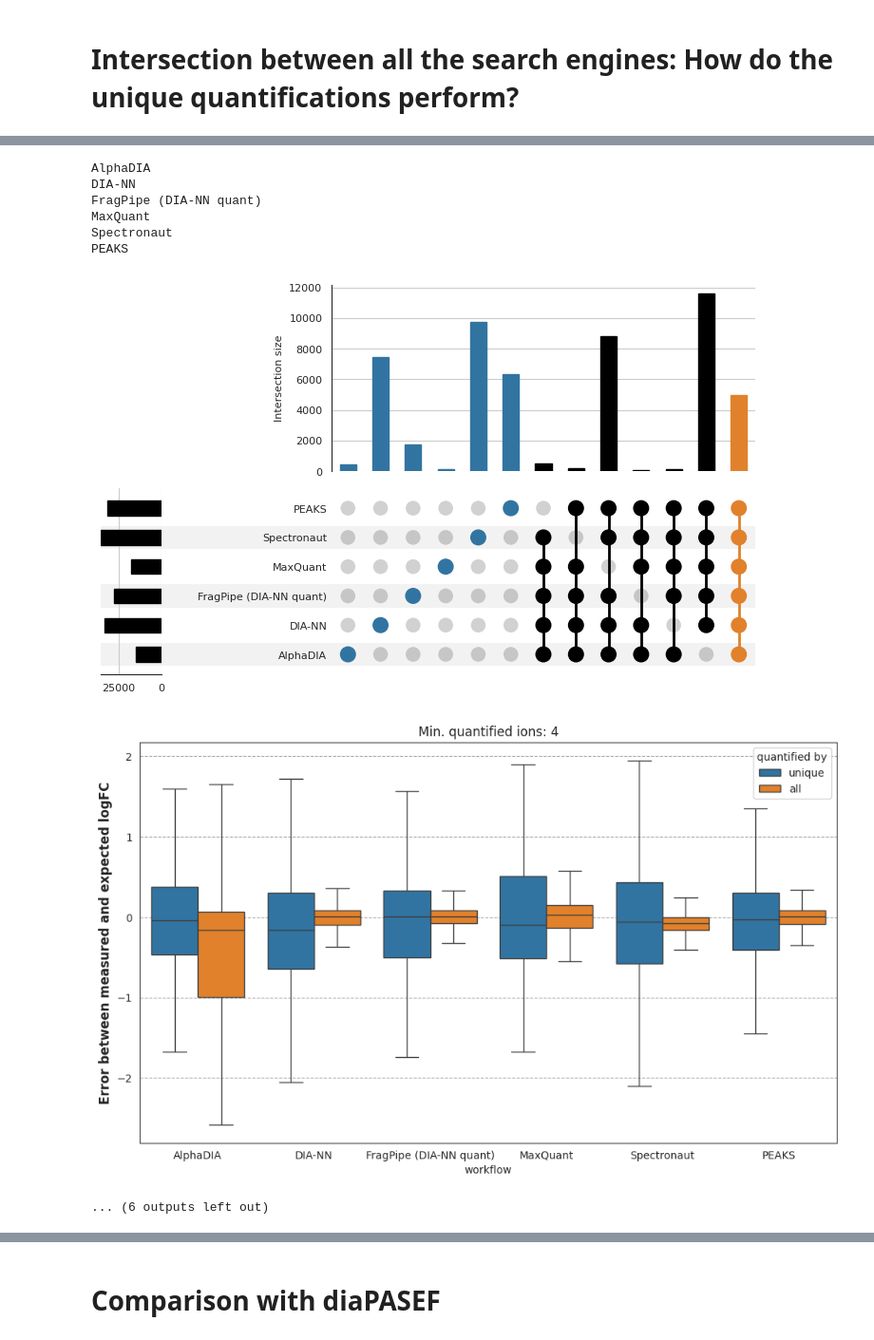
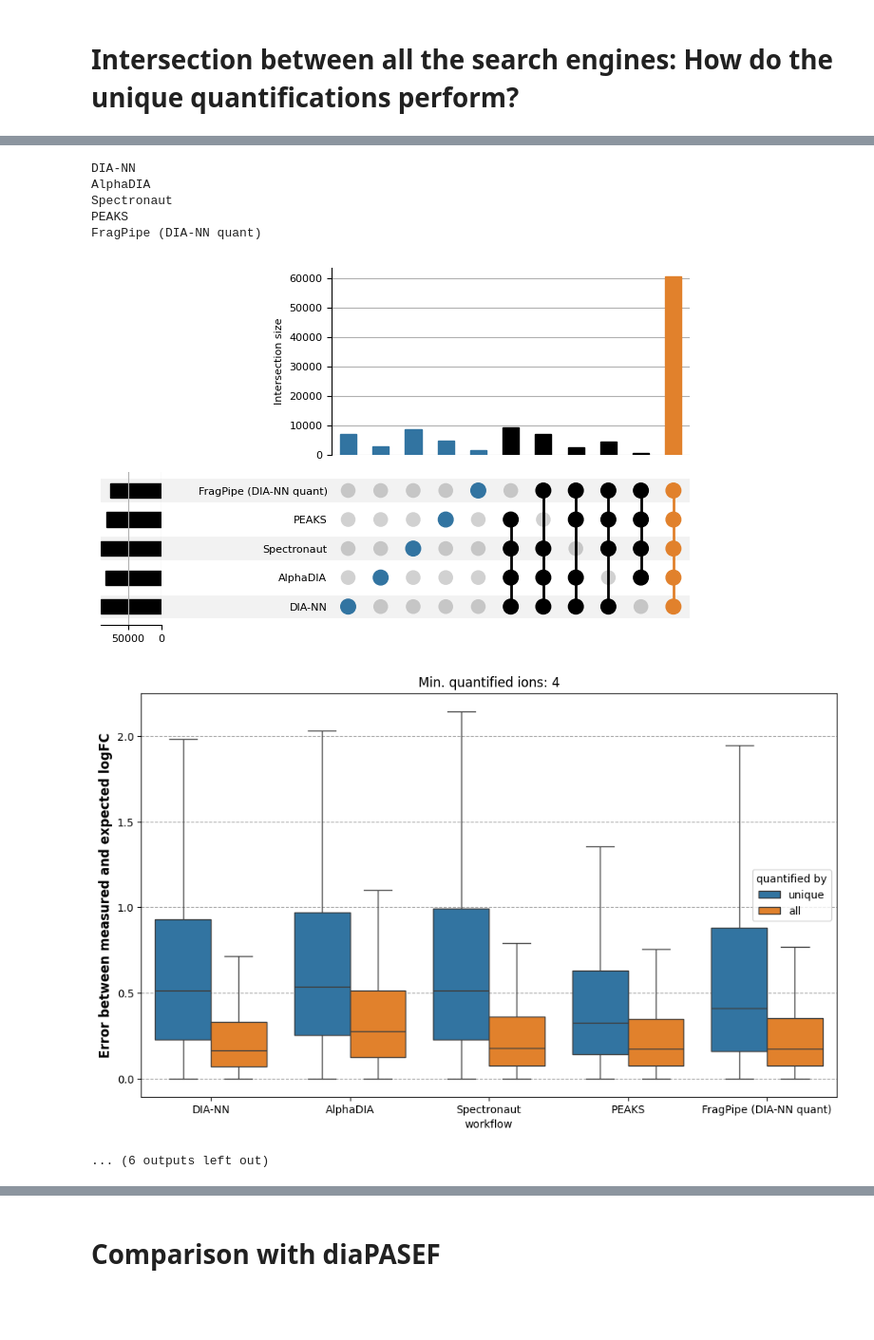
Before and after one commit to Proteobench/ProteoBench, a Jupyter notebook: jupyter_notebooks/analysis/post_analysis/quant/lfq/ion/dia/ions/Astral_and_diaPASEF_manuscript.ipynb, the cells around one changed output, grey strips where cells are left out. Shown at 95% size. Cells and saved outputs as stored; diff of their text form; code cells hidden in the pictures; blank space fills up the shorter version.

```diff
--- a/jupyter_notebooks/analysis/post_analysis/quant/lfq/ion/dia/ions/Astral_and_diaPASEF_manuscript.ipynb
+++ b/jupyter_notebooks/analysis/post_analysis/quant/lfq/ion/dia/ions/Astral_and_diaPASEF_manuscript.ipynb
@@ -895,0 +572,6 @@ WARNING: 140725 rows with 0 intensity were removed.
+# %%
+results_dict, all_datapoints = extract_all_from_hashes(
+    relevant_points_Astral,
+    data_dir="extracted_files",
+    module=DIAQuantIonModuleAstral(token=""),
+)
@@ -1015,17 +729,22 @@ plot.write_image(
+# %%
+subset_hashes = [
+    "887471e3771f74d27eff4f7f89b34e9fde53214a",
+    "b342522520beee8fa15304c6683eed7a2f68e01f",
+    "e73895810db40bfd105c17fe51e904396e66eb05",
+    "cdd362f6d906a860202bef7cb30d66bce09939f6",
+    "532ea16545e8f9f2c00b3827e47da27043666ae3",
+]
 # %%
-# TODO: find out how UpsetPlot orders its data so as not to hardcode this
 all_tools_mapper = {
-    "[True, False, False, False, False, False]": "AlphaDIA",
-    "[False, True, False, False, False, False]": "DIA-NN",
-    "[False, False, True, False, False, False]": "FragPipe (DIA-NN quant)",
-    "[False, False, False, True, False, False]": "MaxQuant",
-    "[False, False, False, False, True, False]": "Spectronaut",
-    "[False, False, False, False, False, True]": "PEAKS",
-    "[False, True, True, True, True, True]": "all but AlphaDIA",
-    "[True, False, True, True, True, True]": "all but  DIA-NN",
-    "[True, True, False, True, True, True]": "all but FragPipe",
-    "[True, True, True, False, True, True]": "all but MaxQuant",
-    "[True, True, True, True, False, True]": "all but Spectronaut",
-    "[True, True, True, True, True, False]": "all but PEAKS",
-    "[True, True, True, True, True, True]": "all",
+    "[True, False, False, False, False]": "DIA-NN",
+    "[False, True, False, False, False]": "AlphaDIA",
+    "[False, False, True, False, False]": "Spectronaut",
+    "[False, False, False, True, False]": "PEAKS",
+    "[False, False, False, False, True]": "FragPipe (DIA-NN quant)",
+    "[False, True, True, True, True]": "all but  Fragpipe (DIA-NN quant)",
+    "[True, False, True, True, True]": "all but PEAKS",
+    "[True, True, False, True, True]": "all but Spectronaut",
+    "[True, True, True,  False, True]": "all but AlphaDIA",
+    "[True, True, True, True, False]": "all but DIA-NN",
+    "[True, True, True, True, True]": "all",
 }
@@ -1056,0 +755,4 @@ dict_keys(['AlphaDIA', 'DIA-NN', 'FragPipe (DIA-NN quant)', 'MaxQuant', 'Spectro
+# %%
+performance_df_dict = prepare_performance_dict(
+    results_dict, mapper=None, subset=subset_hashes
+)
@@ -1057,5 +777,5 @@ dict_keys(['AlphaDIA', 'DIA-NN', 'FragPipe (DIA-NN quant)', 'MaxQuant', 'Spectro
 # %%
 fig = plot_upset_and_boxplot_all_filters(
-    performance_df_dict, all_tools_mapper, save_path=fig_path
+    performance_df_dict, all_tools_mapper, save_path="figures_manuscript/"
 )
 # %% [output]
@@ -1086,9 +803,8 @@ PEAKS
+DIA-NN
 AlphaDIA
-DIA-NN
-FragPipe (DIA-NN quant)
-MaxQuant
 Spectronaut
 PEAKS
+FragPipe (DIA-NN quant)
-[figure, old version]
+[figure, new version]
-[figure, old version]
+[figure, new version]
 ... (6 outputs left out)
```
Also changed, not shown: parts of 80 cells of this notebook, 4 other files.
